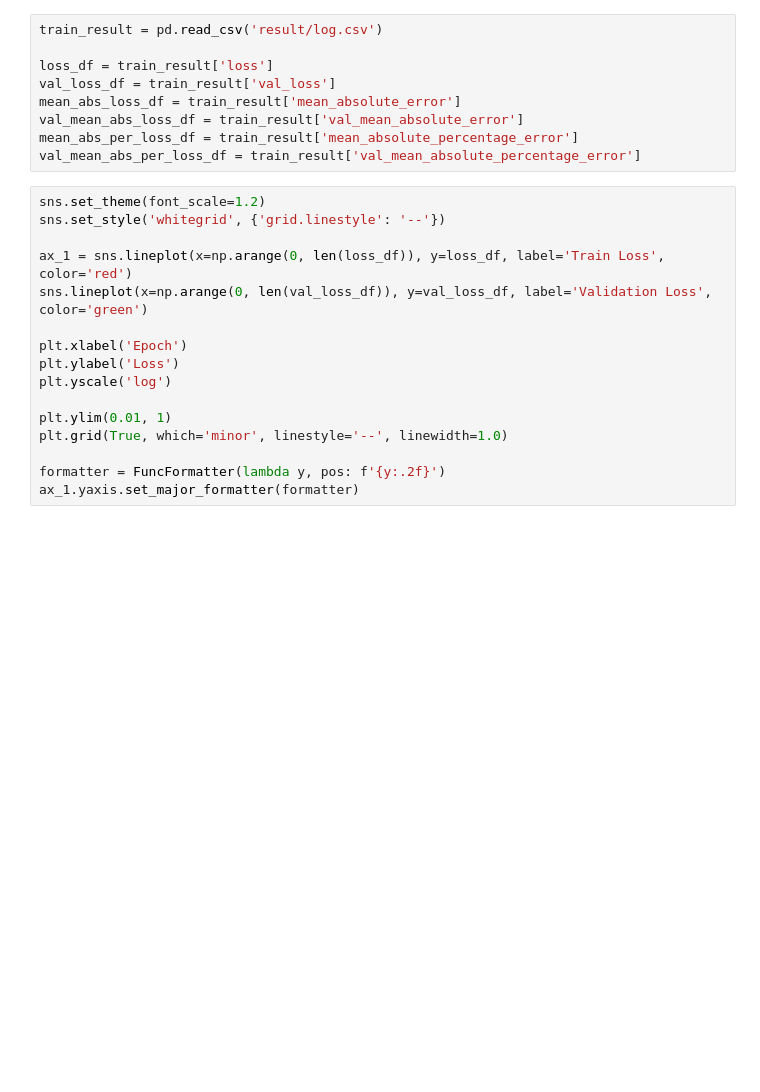
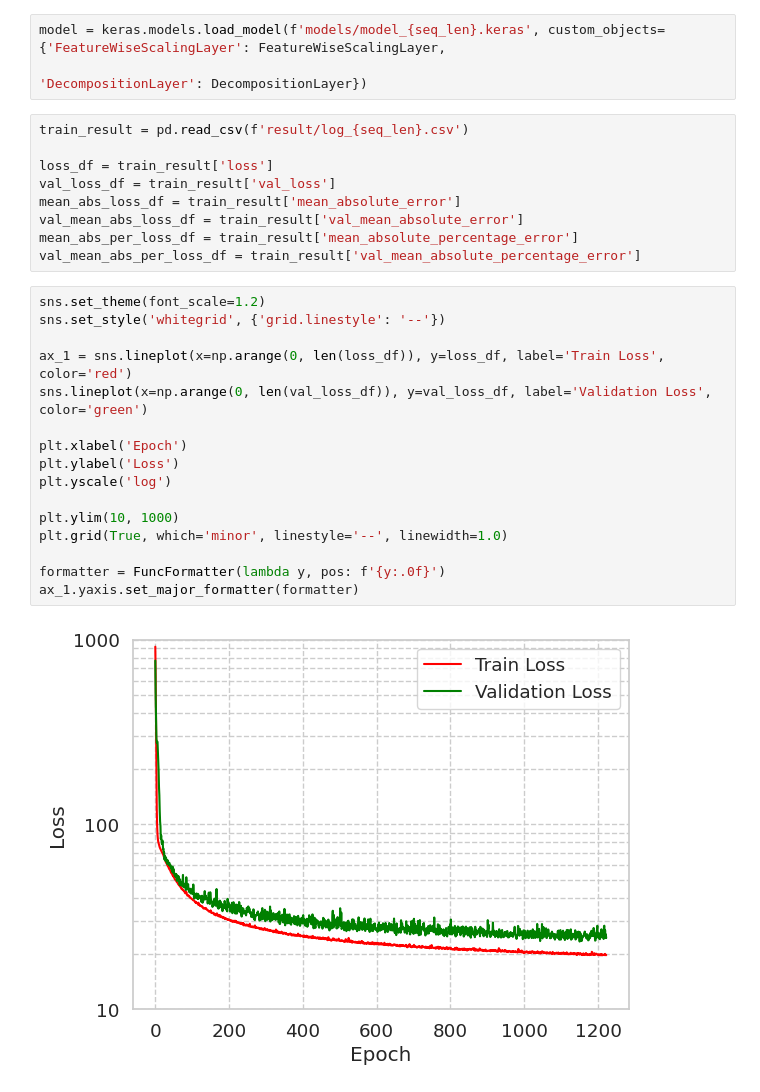
Before and after one commit to jinbeomjeong/estimate_venturi_pump_flow, a Jupyter notebook: create_estmation_flow_model.ipynb, the cells around one changed output. Saved outputs shown, nothing was run; the diff lists cells and outputs as text; blank space fills up the shorter version.

```diff
--- a/create_estmation_flow_model.ipynb
+++ b/create_estmation_flow_model.ipynb
@@ -149,5 +181,8 @@ model.fit(x=train_feature, y=train_target, validation_data=(val_feature, val_tar
+# %%
+model = keras.models.load_model(f'models/model_{seq_len}.keras', custom_objects={'FeatureWiseScalingLayer': FeatureWiseScalingLayer,
+                                                                                 'DecompositionLayer': DecompositionLayer})
 # %%
-train_result = pd.read_csv('result/log.csv')
+train_result = pd.read_csv(f'result/log_{seq_len}.csv')
 
 loss_df = train_result['loss']
 val_loss_df = train_result['val_loss']
@@ -158,19 +193,21 @@ val_mean_abs_per_loss_df = train_result['val_mean_absolute_percentage_error']
 # %%
 sns.set_theme(font_scale=1.2)
 sns.set_style('whitegrid', {'grid.linestyle': '--'})
 
 ax_1 = sns.lineplot(x=np.arange(0, len(loss_df)), y=loss_df, label='Train Loss', color='red')
 sns.lineplot(x=np.arange(0, len(val_loss_df)), y=val_loss_df, label='Validation Loss', color='green')
 
 plt.xlabel('Epoch')
 plt.ylabel('Loss')
 plt.yscale('log')
 
-plt.ylim(0.01, 1)
+plt.ylim(10, 1000)
 plt.grid(True, which='minor', linestyle='--', linewidth=1.0)
 
-formatter = FuncFormatter(lambda y, pos: f'{y:.2f}')
+formatter = FuncFormatter(lambda y, pos: f'{y:.0f}')
 ax_1.yaxis.set_major_formatter(formatter)
+# %% [output]
+[figure, added]
 # %%
 sns.set_theme(font_scale=1.2)
 sns.set_style('whitegrid', {'grid.linestyle': '--'})
```
Also changed, not shown: parts of 24 cells of this notebook, 8 other files.
